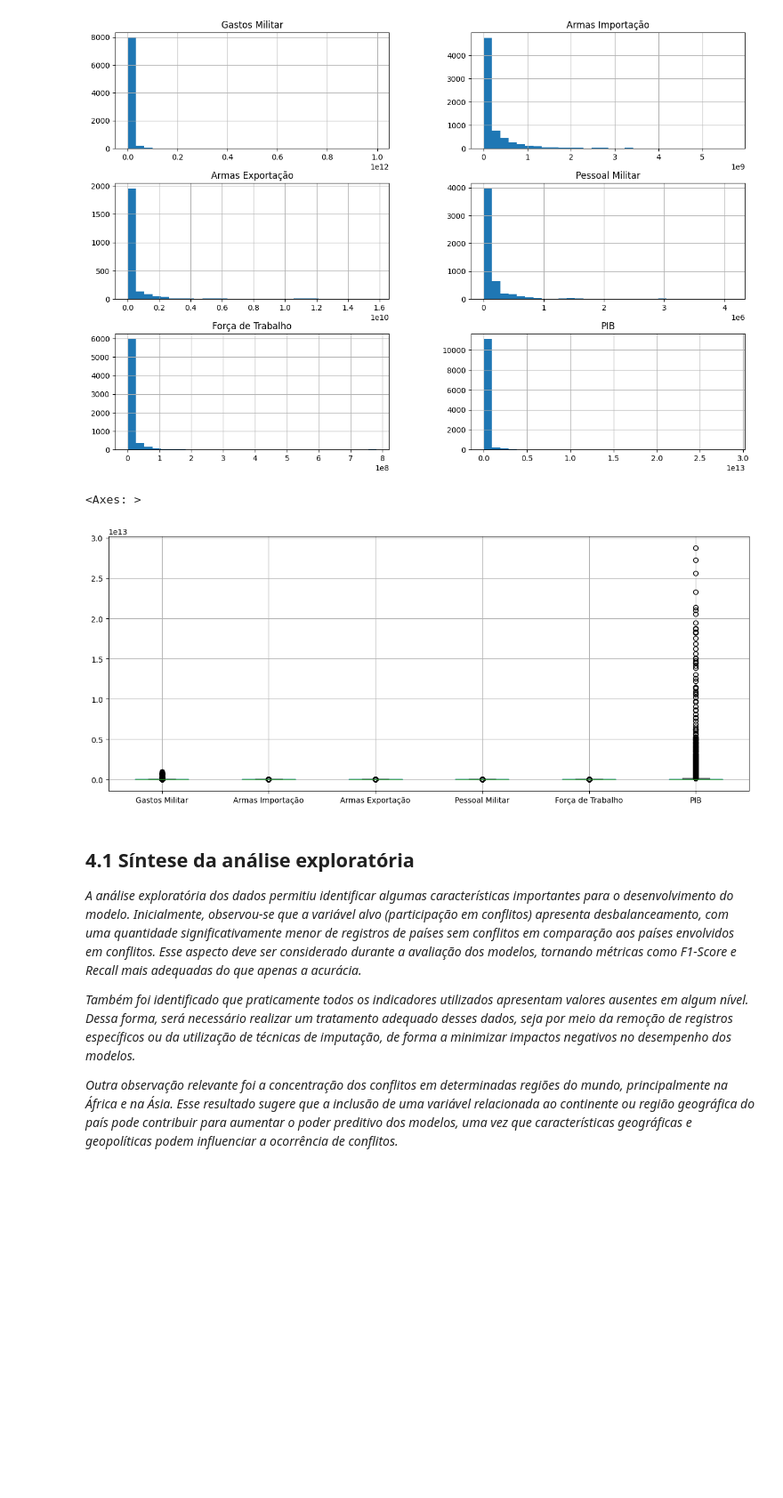
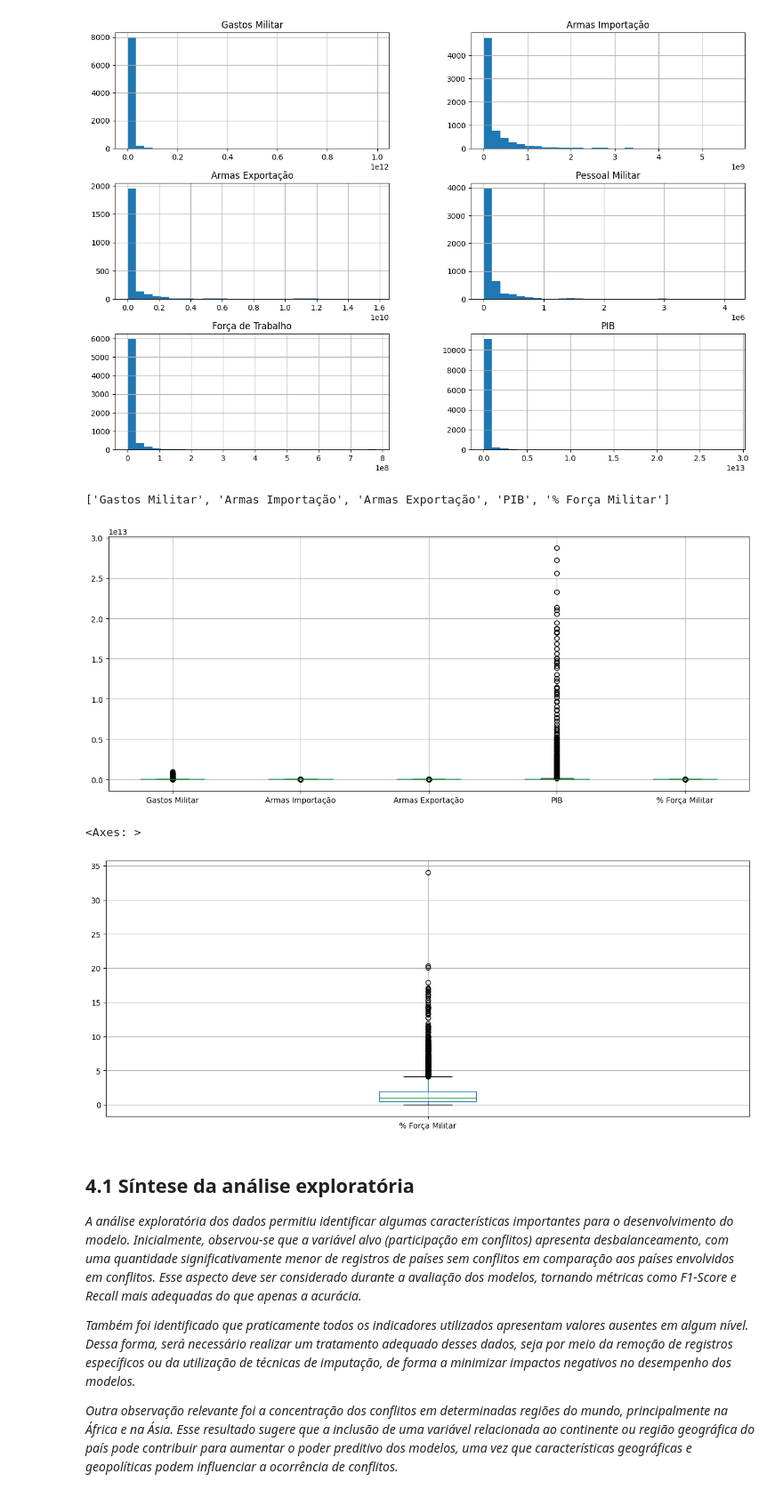
Before and after one commit to marcelastein/MVP-Classificacao_conflitos_militares, a Jupyter notebook: MVP_ML_Classificacao_de_conflitos.ipynb, the cells around one changed output. Shown at 89% size. Saved outputs shown, nothing was run; the diff lists cells and outputs as text; code cells hidden in the pictures; blank space fills up the shorter version.

```diff
--- a/MVP_ML_Classificacao_de_conflitos.ipynb
+++ b/MVP_ML_Classificacao_de_conflitos.ipynb
@@ -731,9 +707,17 @@ plt.show()
 df_base[num_cols].boxplot(
     figsize=(15,6)
 )
+print(num_cols)
 # %% [output]
-<Axes: >
+['Gastos Militar', 'Armas Importação', 'Armas Exportação', 'PIB', '% Força Militar']
-[figure, old version]
+[figure, new version]
+# %%
+df_base[[ '% Força Militar']].boxplot(
+    figsize=(15,6)
+)
+# %% [output]
+<Axes: >
+[figure, added]
 # %% [markdown]
 ## 4.1 Síntese da análise exploratória
 
```
Also changed, not shown: parts of 1 cell of this notebook.
